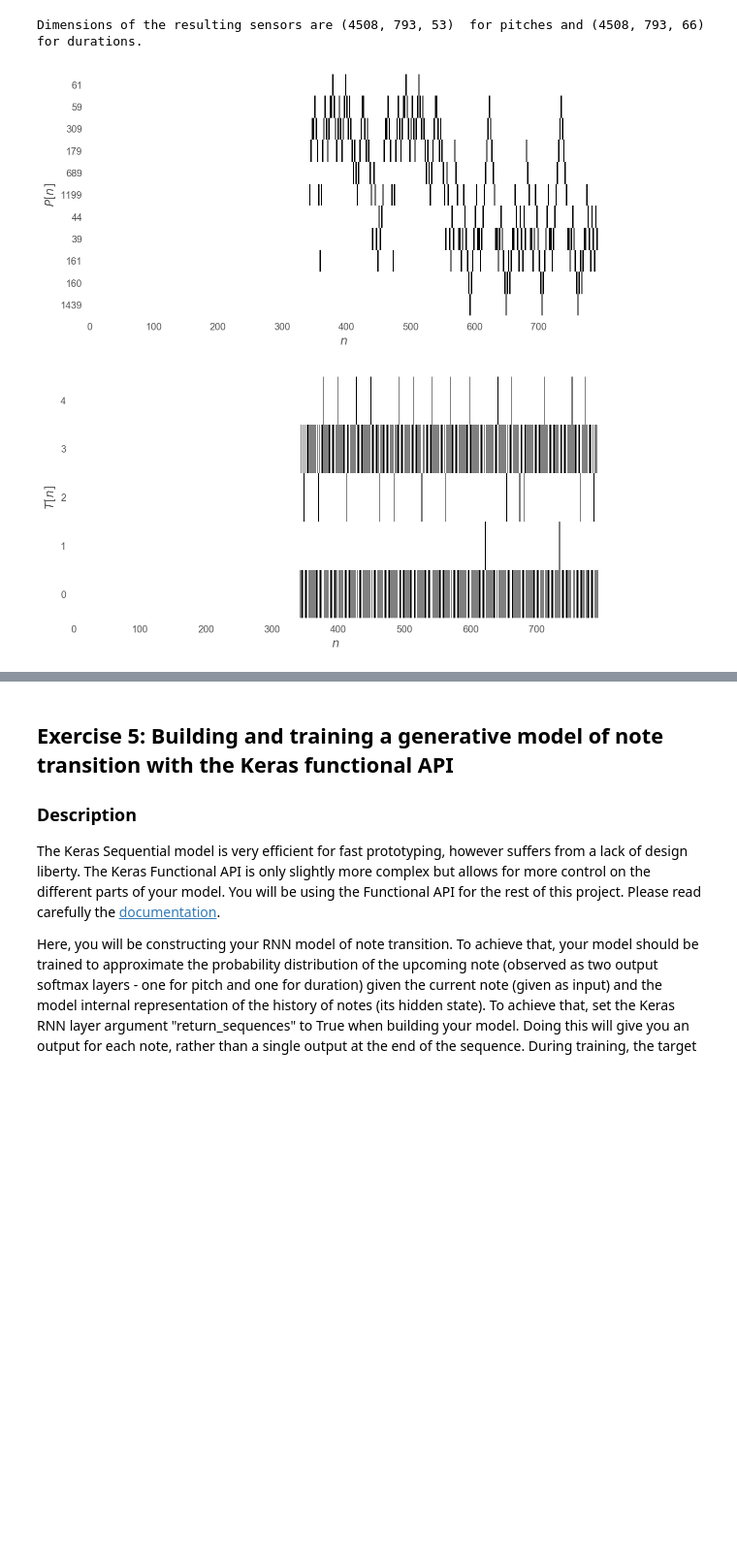
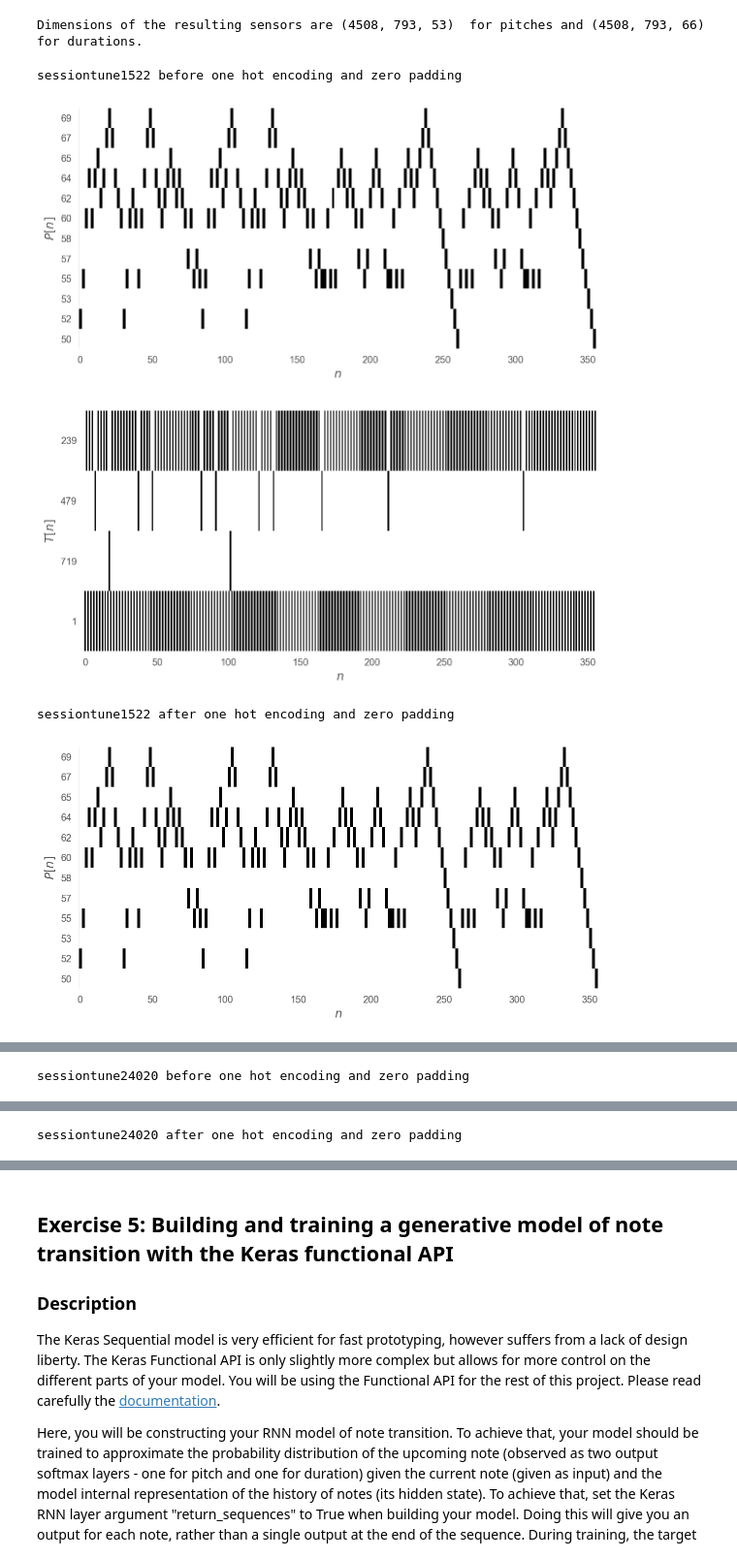
Before and after one commit to SSappy/ANN-Project-1, a Jupyter notebook: miniproject2.ipynb, the cells around one changed output, grey strips where cells are left out. Shown at 97% size. Cells and saved outputs as stored; diff of their text form; code cells hidden in the pictures; blank space fills up the shorter version.

```diff
--- a/miniproject2.ipynb
+++ b/miniproject2.ipynb
@@ -411,6 +366,6 @@ print(pitches, '\n \n',durations)
 # %%
 tokenized_dataset = {}
-tokenized_dataset = tokenize(dataset)
+tokenized_dataset, dictionaries = tokenize(dataset)
 # %%
 for label in np.random.choice(list(dataset.keys()), 2):
     print('label name : ', label)
@@ -568,5 +521,8 @@ filter_token_dataset, pitches, durations = tokenize(transposed_dataset)
+# %%
+dictionaries={}
+filter_token_dataset, dictionaries = tokenize(transposed_dataset)
 # %%
-len_pitches = len(pitches)
-len_durations = len(durations)
-print(len_pitches, len_durations)
+len_pitches = len(dictionaries["P"])
+len_durations = len(dictionaries["T"])
+print(" There are", len_pitches,"different pitches and" ,len_durations, "different duration time.")
 # %% [output]
@@ -629,14 +581,22 @@ Zero padding
 # %%
 max_len_P = int(np.mean(dims_P)+2*np.std(dims_P))
 max_len_T = int(np.mean(dims_T)+2*np.std(dims_T))
-one_hot_dataset_P = pad_sequences(one_hot_dataset_P, maxlen=max_len_P)
-one_hot_dataset_T = pad_sequences(one_hot_dataset_T, maxlen=max_len_T)
+one_hot_dataset_P = pad_sequences(one_hot_dataset_P, maxlen=max_len_P, padding='post')
+one_hot_dataset_T = pad_sequences(one_hot_dataset_T, maxlen=max_len_T, padding='post')
 # %%
 print('Dimensions of the resulting sensors are', one_hot_dataset_P.shape, ' for pitches and', one_hot_dataset_T.shape, ' for durations.')
 # %% [output]
 Dimensions of the resulting sensors are (4508, 793, 53)  for pitches and (4508, 793, 66)  for durations.
-# %%
-plotMelody(one_hot_dataset_P[2], one_hot_dataset_T[2], dictionaries)
-# %% [output]
-[figure, removed]
-[figure, removed]
+# %%
+for label in np.random.choice(list(filter_token_dataset.keys()), 2):
+    #print(list(filter_token_dataset.keys()).index(label))
+    print(label ,'before one hot encoding and zero padding')
+    plotMelody(filter_token_dataset[label]['P'], filter_token_dataset[label]['T'], dictionaries)
+    print(label ,'after one hot encoding and zero padding')
+    plotMelody(one_hot_dataset_P[list(filter_token_dataset.keys()).index(label)], one_hot_dataset_T[list(filter_token_dataset.keys()).index(label)], dictionaries)
+# %% [output]
+sessiontune1522 before one hot encoding and zero padding
+[figure, added]
+[figure, added]
+sessiontune1522 after one hot encoding and zero padding
+[figure, added]
@@ -642,0 +604 @@ plotMelody(one_hot_dataset_P[2], one_hot_dataset_T[2], dictionaries)
+sessiontune24020 before one hot encoding and zero padding
@@ -642,0 +607 @@ plotMelody(one_hot_dataset_P[2], one_hot_dataset_T[2], dictionaries)
+sessiontune24020 after one hot encoding and zero padding
```
Also changed, not shown: parts of 23 cells of this notebook.
